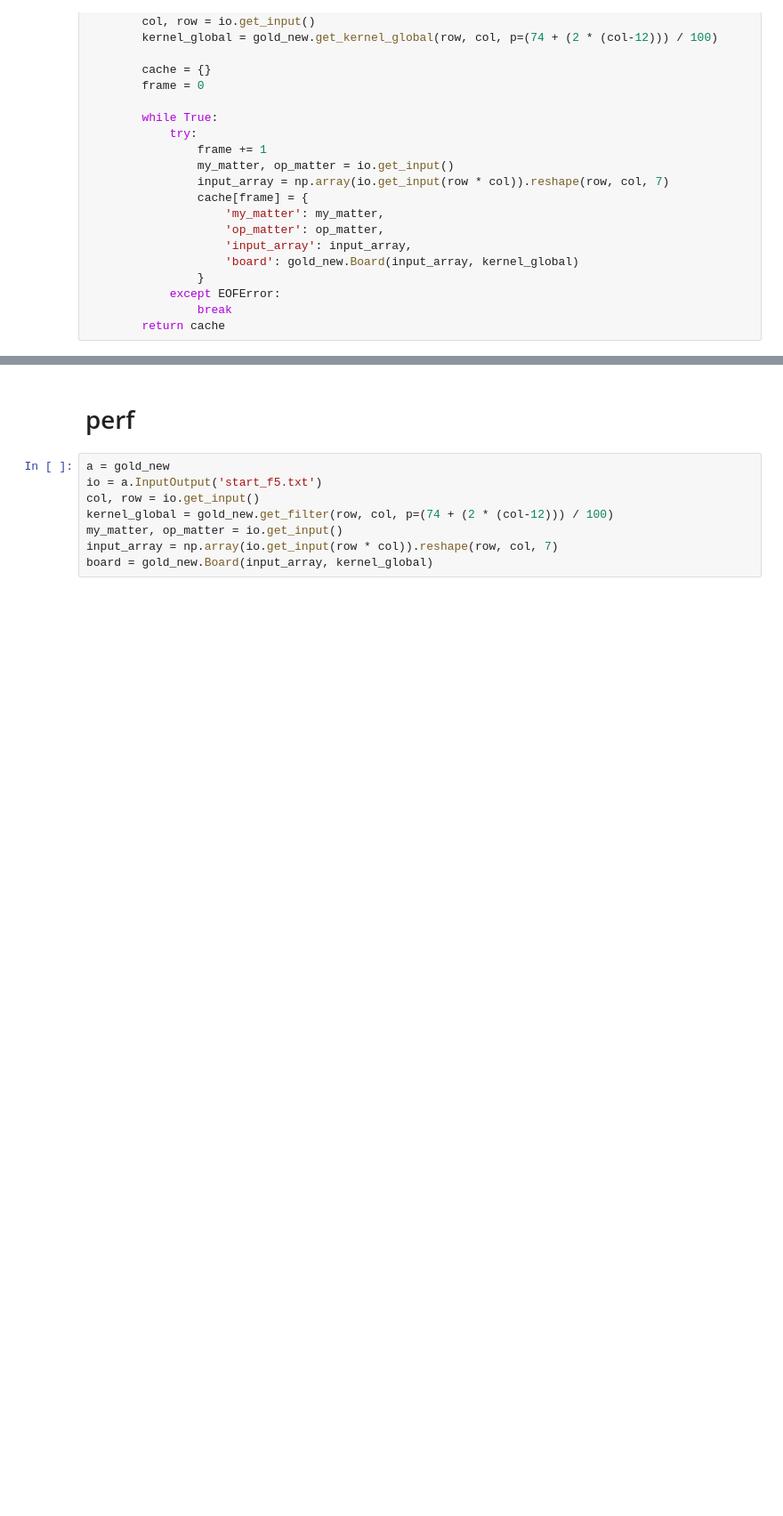
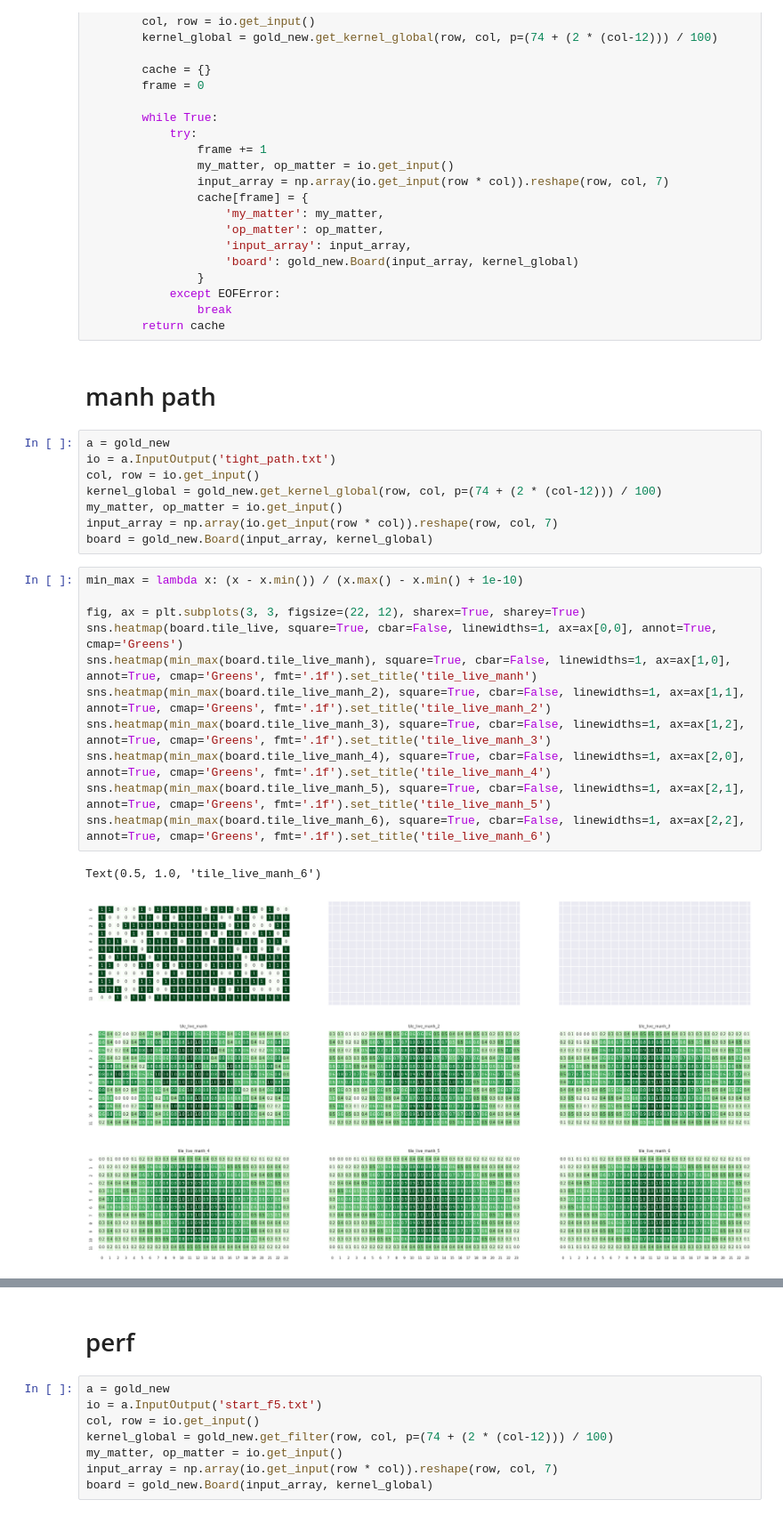
Before and after one commit to justin4480/challenge22, a Jupyter notebook: visulise.ipynb, the cells around one changed output, grey strips where cells are left out. Shown at 89% size. Cells and saved outputs as stored; diff of their text form; blank space fills up the shorter version.

```diff
--- a/visulise.ipynb
+++ b/visulise.ipynb
@@ -80,3 +81,27 @@ class Input:
             except EOFError:
                 break
         return cache
+# %% [markdown]
+# manh path
+# %%
+a = gold_new
+io = a.InputOutput('tight_path.txt')
+col, row = io.get_input()
+kernel_global = gold_new.get_kernel_global(row, col, p=(74 + (2 * (col-12))) / 100)
+my_matter, op_matter = io.get_input()
+input_array = np.array(io.get_input(row * col)).reshape(row, col, 7)
+board = gold_new.Board(input_array, kernel_global)
+# %%
+min_max = lambda x: (x - x.min()) / (x.max() - x.min() + 1e-10)
+
+fig, ax = plt.subplots(3, 3, figsize=(22, 12), sharex=True, sharey=True)
+sns.heatmap(board.tile_live, square=True, cbar=False, linewidths=1, ax=ax[0,0], annot=True, cmap='Greens')
+sns.heatmap(min_max(board.tile_live_manh), square=True, cbar=False, linewidths=1, ax=ax[1,0], annot=True, cmap='Greens', fmt='.1f').set_title('tile_live_manh')
+sns.heatmap(min_max(board.tile_live_manh_2), square=True, cbar=False, linewidths=1, ax=ax[1,1], annot=True, cmap='Greens', fmt='.1f').set_title('tile_live_manh_2')
+sns.heatmap(min_max(board.tile_live_manh_3), square=True, cbar=False, linewidths=1, ax=ax[1,2], annot=True, cmap='Greens', fmt='.1f').set_title('tile_live_manh_3')
+sns.heatmap(min_max(board.tile_live_manh_4), square=True, cbar=False, linewidths=1, ax=ax[2,0], annot=True, cmap='Greens', fmt='.1f').set_title('tile_live_manh_4')
+sns.heatmap(min_max(board.tile_live_manh_5), square=True, cbar=False, linewidths=1, ax=ax[2,1], annot=True, cmap='Greens', fmt='.1f').set_title('tile_live_manh_5')
+sns.heatmap(min_max(board.tile_live_manh_6), square=True, cbar=False, linewidths=1, ax=ax[2,2], annot=True, cmap='Greens', fmt='.1f').set_title('tile_live_manh_6')
+# %% [output]
+Text(0.5, 1.0, 'tile_live_manh_6')
+[figure, added]
```
Also changed, not shown: parts of 6 cells of this notebook, 6 other files.
